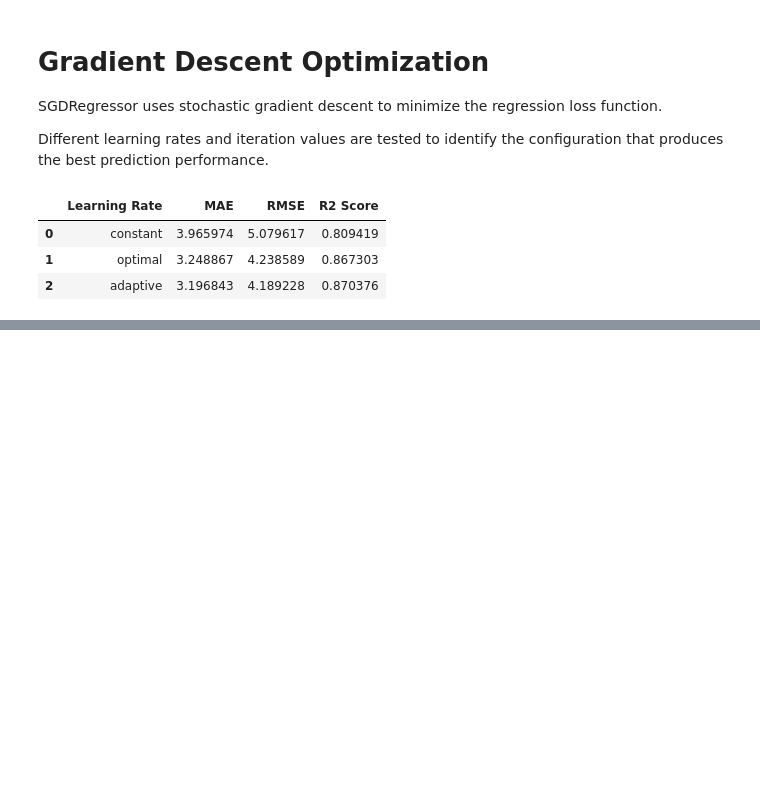
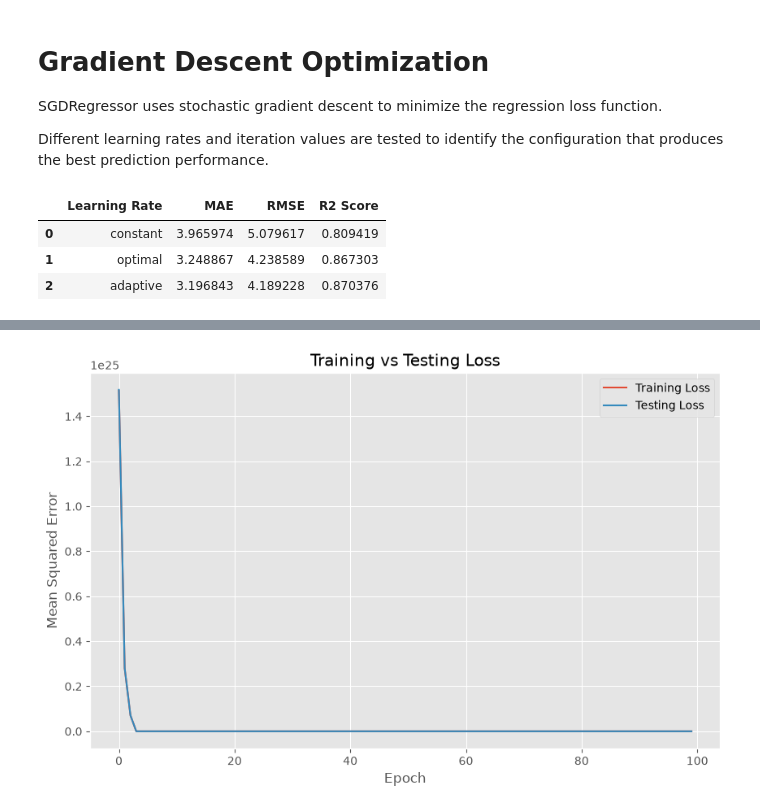
Before and after one commit to Abejirin-King/Regression-Analysis-Mobile-Application, a Jupyter notebook: summative/linear_regression/multivariate.ipynb, the cells around one changed output, grey strips where cells are left out. Saved outputs shown, nothing was run; the diff lists cells and outputs as text; code cells hidden in the pictures; blank space fills up the shorter version.

```diff
--- a/summative/linear_regression/multivariate.ipynb
+++ b/summative/linear_regression/multivariate.ipynb
@@ -686,0 +829,42 @@ sgd_results_df
+# %%
+epochs = 100
+
+loss_train = []
+loss_test = []
+
+sgd_curve = SGDRegressor(
+    learning_rate="optimal",
+    max_iter=1,
+    warm_start=True,
+    random_state=42
+)
+
+for epoch in range(epochs):
+
+    sgd_curve.partial_fit(X_train, y_train)
+
+    train_pred = sgd_curve.predict(X_train)
+    test_pred = sgd_curve.predict(X_test)
+
+    loss_train.append(
+        mean_squared_error(y_train, train_pred)
+    )
+
+    loss_test.append(
+        mean_squared_error(y_test, test_pred)
+    )
+# %%
+plt.figure(figsize=(10,6))
+
+plt.plot(loss_train, label="Training Loss")
+plt.plot(loss_test, label="Testing Loss")
+
+plt.xlabel("Epoch")
+plt.ylabel("Mean Squared Error")
+plt.title("Training vs Testing Loss")
+
+plt.legend()
+
+plt.show()
+# %% [output]
+[figure, added]
```
Also changed, not shown: parts of 16 cells of this notebook, 3 other files.
